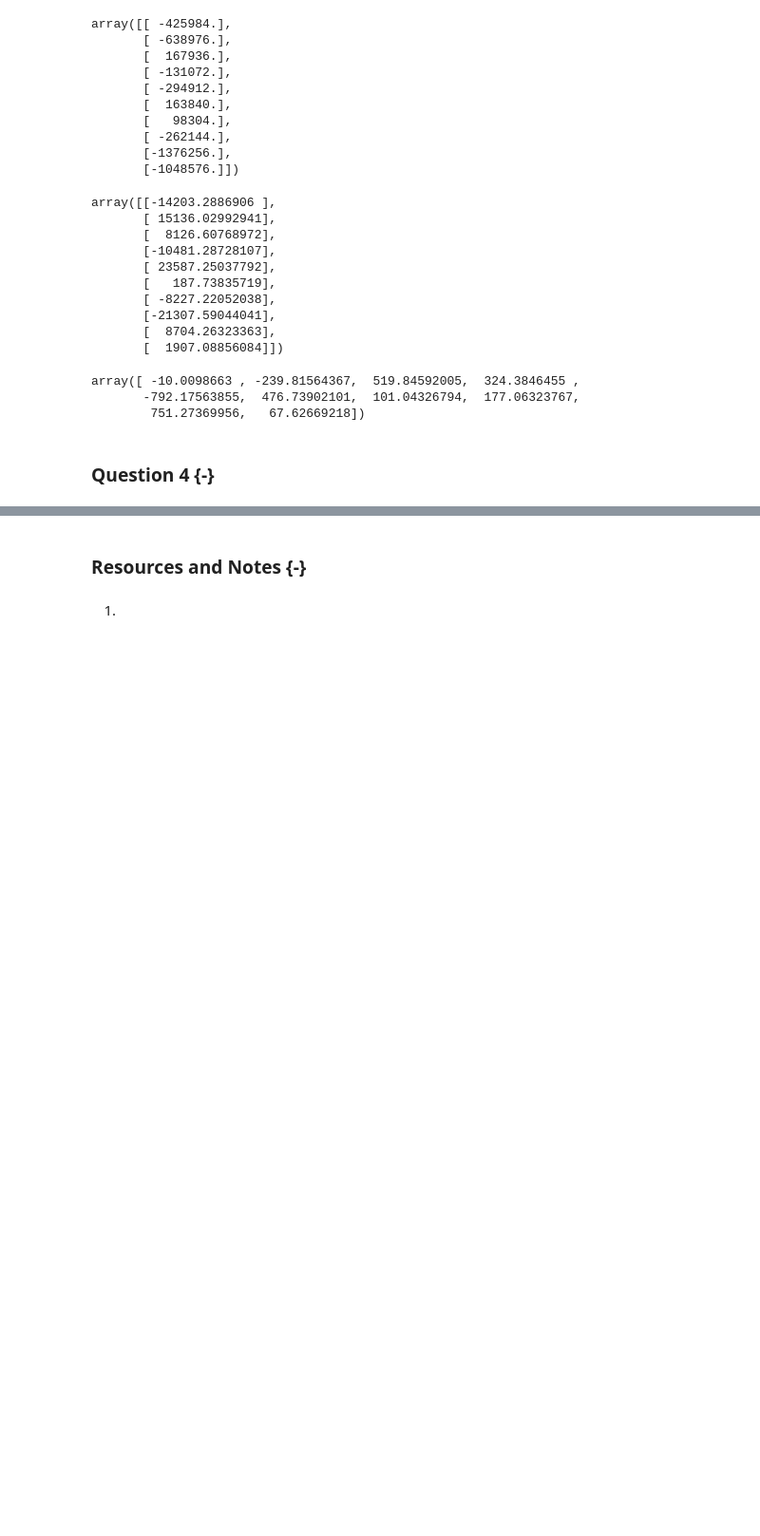
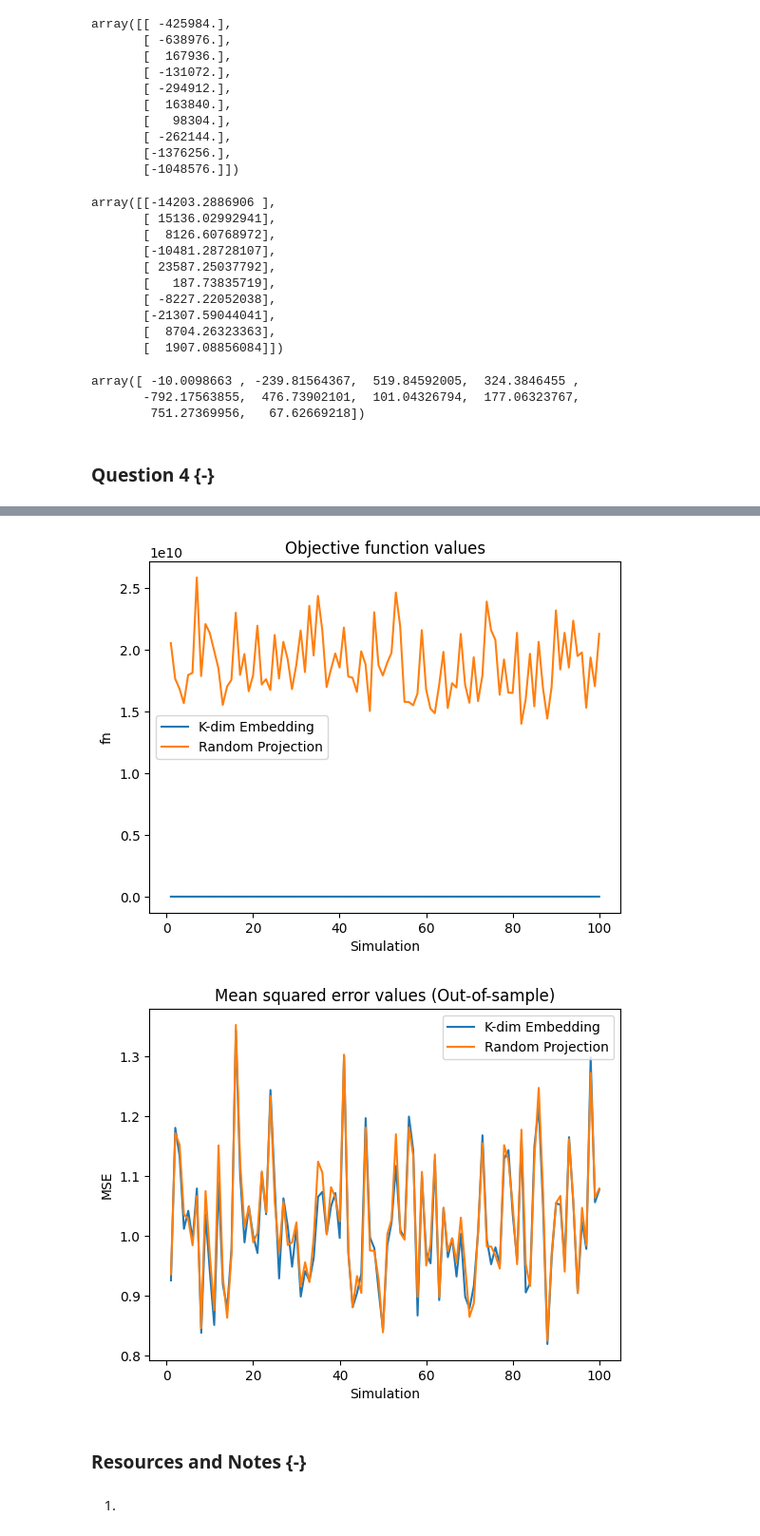
Before and after one commit to WillTirone/STA561, a Jupyter notebook: hw5/hw5.ipynb, the cells around one changed output, grey strips where cells are left out. Shown at 95% size. Saved outputs shown, nothing was run; the diff lists cells and outputs as text; code cells hidden in the pictures; blank space fills up the shorter version.

```diff
--- a/hw5/hw5.ipynb
+++ b/hw5/hw5.ipynb
@@ -316,3 +313,26 @@ print(results_df)
+# %%
+import matplotlib.pyplot as plt
+
+# Plot 1: fn values for each simulation
+fig, ax = plt.subplots()
+for key, grp in results_df.groupby('Method'):
+    ax = grp.plot(ax=ax, kind='line', x='Simulation', y='fn', label=key)
+ax.set_xlabel('Simulation')
+ax.set_ylabel('fn')
+ax.set_title('Objective function values')
+plt.show()
+
+# Plot 2: MSE values for each simulation
+fig, ax = plt.subplots()
+for key, grp in results_df.groupby('Method'):
+    ax = grp.plot(ax=ax, kind='line', x='Simulation', y='MSE', label=key)
+ax.set_xlabel('Simulation')
+ax.set_ylabel('MSE')
+ax.set_title('Mean squared error values (Out-of-sample)')
+plt.show()
+# %% [output]
+[figure, added]
+[figure, added]
 # %% [markdown]
 ### Resources and Notes {-}
 # %% [markdown]
```
Also changed, not shown: parts of 3 cells of this notebook.
